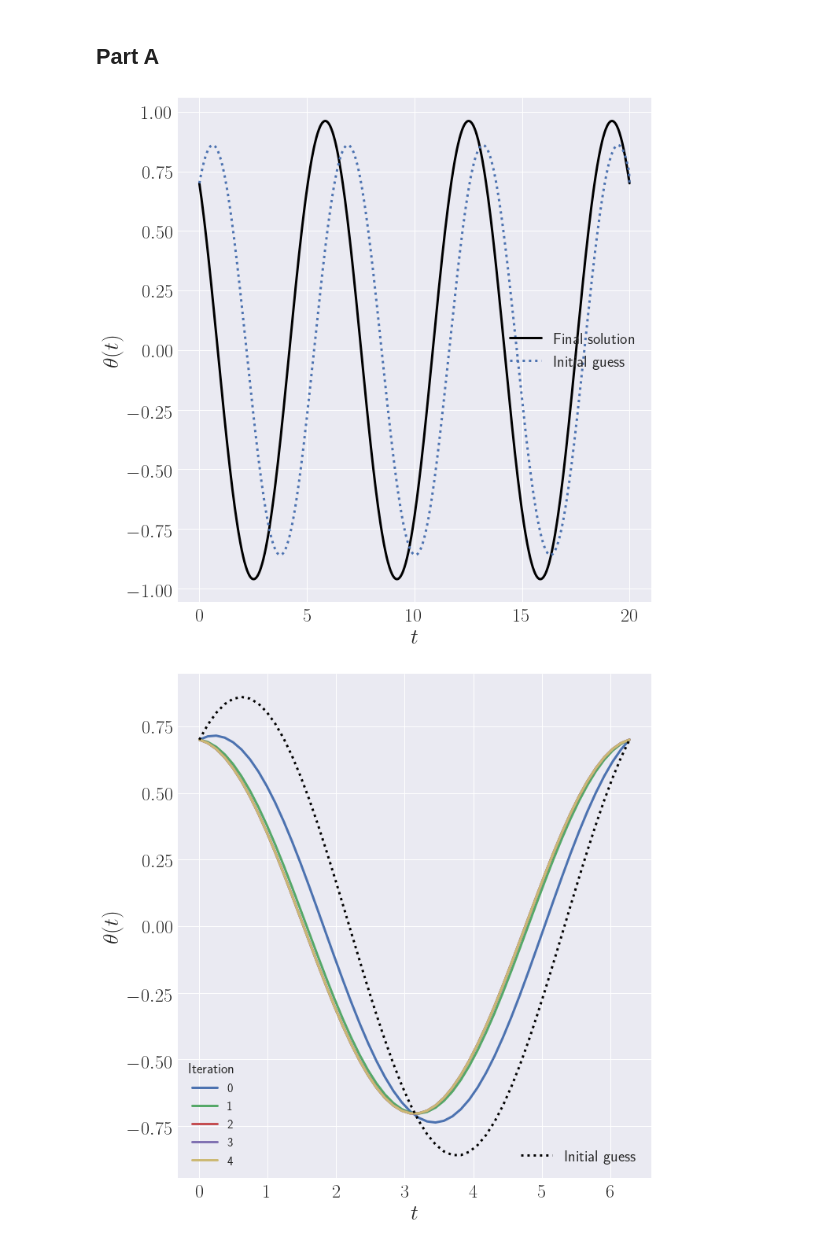
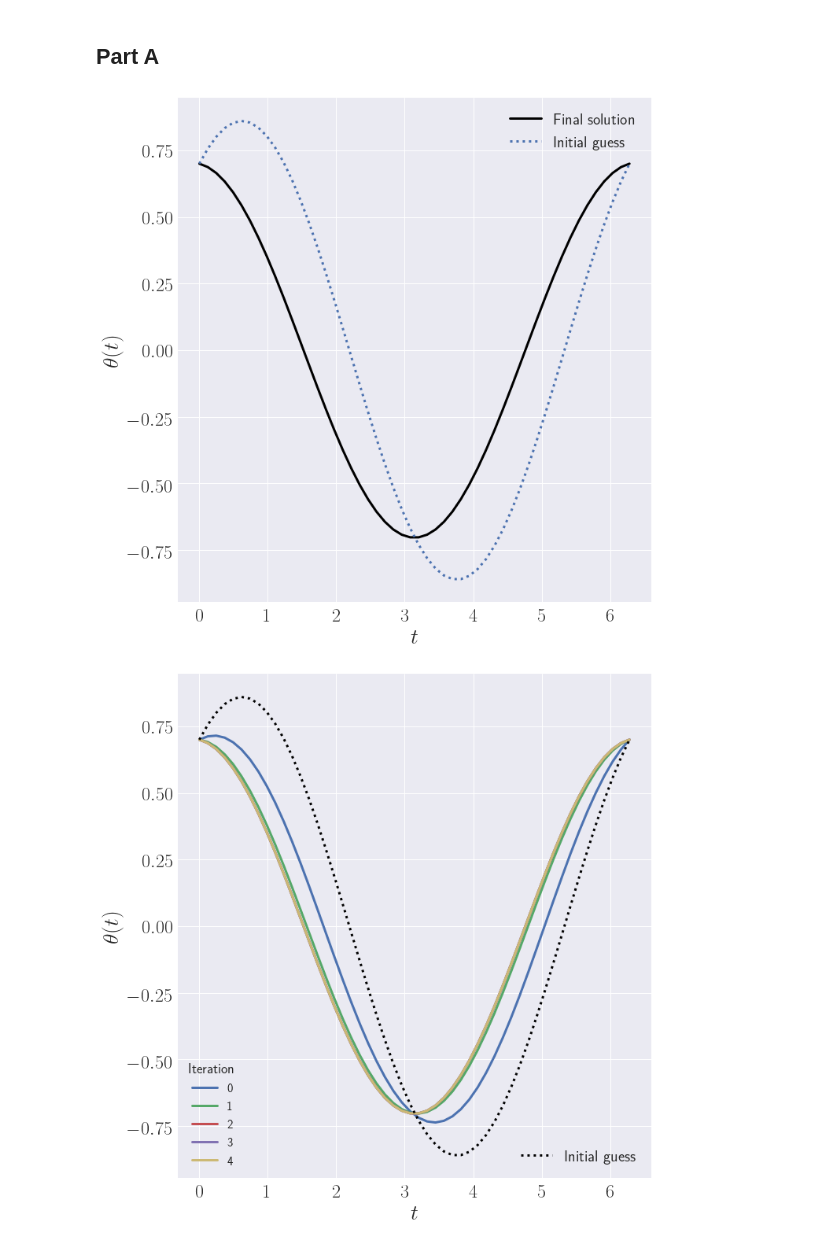
Before and after one commit to jnlucero96/apma922, a Jupyter notebook: assignment02/ipy_notebooks/A2Q1.ipynb, the cells around one changed output. Drawn from its saved outputs; the diff is of its cells as text; code cells hidden in the pictures.

```diff
--- a/assignment02/ipy_notebooks/A2Q1.ipynb
+++ b/assignment02/ipy_notebooks/A2Q1.ipynb
@@ -65,6 +65,7 @@ class q1a(object):
         alpha = self.alpha
         beta = self.beta
         t_pts = self.t_pts
+        T = self.T
 
         # initialize the array for the initial guess
         initial_soln = zeros(m+2)
@@ -79,7 +80,7 @@ class q1a(object):
         elif (self.guess_alternate == 2):
             initial_soln[1:-1] = 0.7 + 1.0*sin(0.5*t_pts[1:-1])
         elif (self.guess_alternate == 3):
-            initial_soln[1:-1] = 0.7*cos(t_pts[1:-1]) + 2.0*sin(t_pts[1:-1])
+            initial_soln[1:-1] = alpha*cos(t_pts[1:-1]) + ((beta-alpha*cos(T))/(T*cos(T)))*cos(t_pts[1:-1])
         else:
             initial_soln[1:-1] = 0.7*cos(t_pts[1:-1]) + 0.5*sin(t_pts[1:-1])
 
@@ -157,7 +158,7 @@ class q1a(object):
         self.num_iterations = iteration # record how many iterations it took to converge
         self.final_update_norm = delta.__abs__().max() # record the final update inf norm
 
-    def get_plot(self):
+    def get_plot(self, prefix="q1a"):
 
         fig, ax = subplots(1,1, figsize=(10,10))
 
@@ -171,9 +172,9 @@ class q1a(object):
         ax.grid(True)
 
         fig.tight_layout()
-        fig.savefig("q1a_figure.pdf")
+        fig.savefig(prefix + "_figure.pdf")
 
-    def run_iteration_plot(self):
+    def run_iteration_plot(self, prefix="q1a"):
 
         m = self.m
 
@@ -226,12 +227,12 @@ class q1a(object):
 
 
         fig.tight_layout()
-        fig.savefig("q1a_iteration_figure.pdf")
+        fig.savefig(prefix + "_iteration_figure.pdf")
 # %%
-sample_q1a_long = q1a(m=1000, T=20)
+sample_q1a_long = q1a()
 sample_q1a_long.run_iteration()
 sample_q1a_long.get_plot()
 # %% [output]
-[figure, old version]
+[figure, new version]
 # %%
 sample_q1a = q1a()
```
Also changed, not shown: parts of 5 cells of this notebook, 1 other file.
